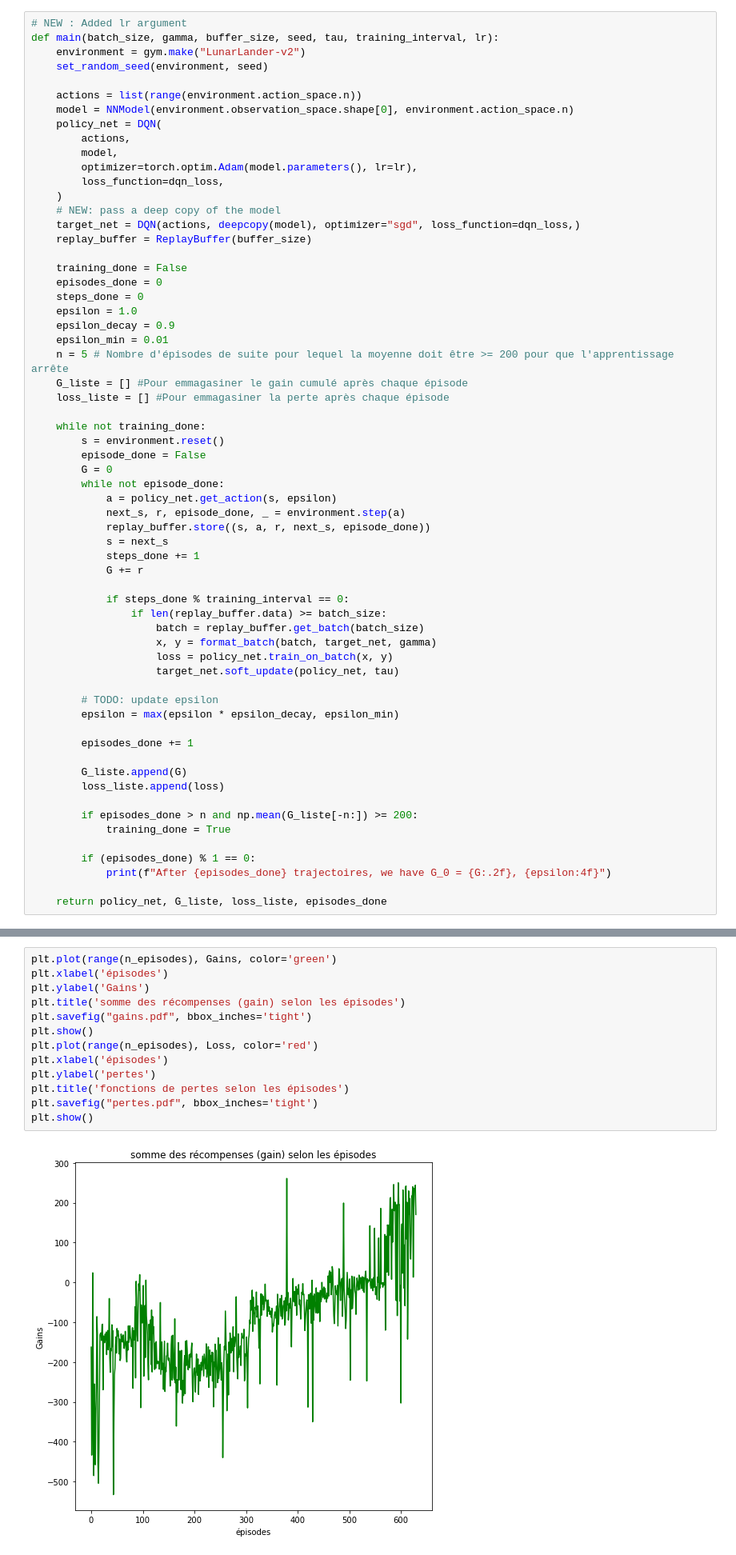
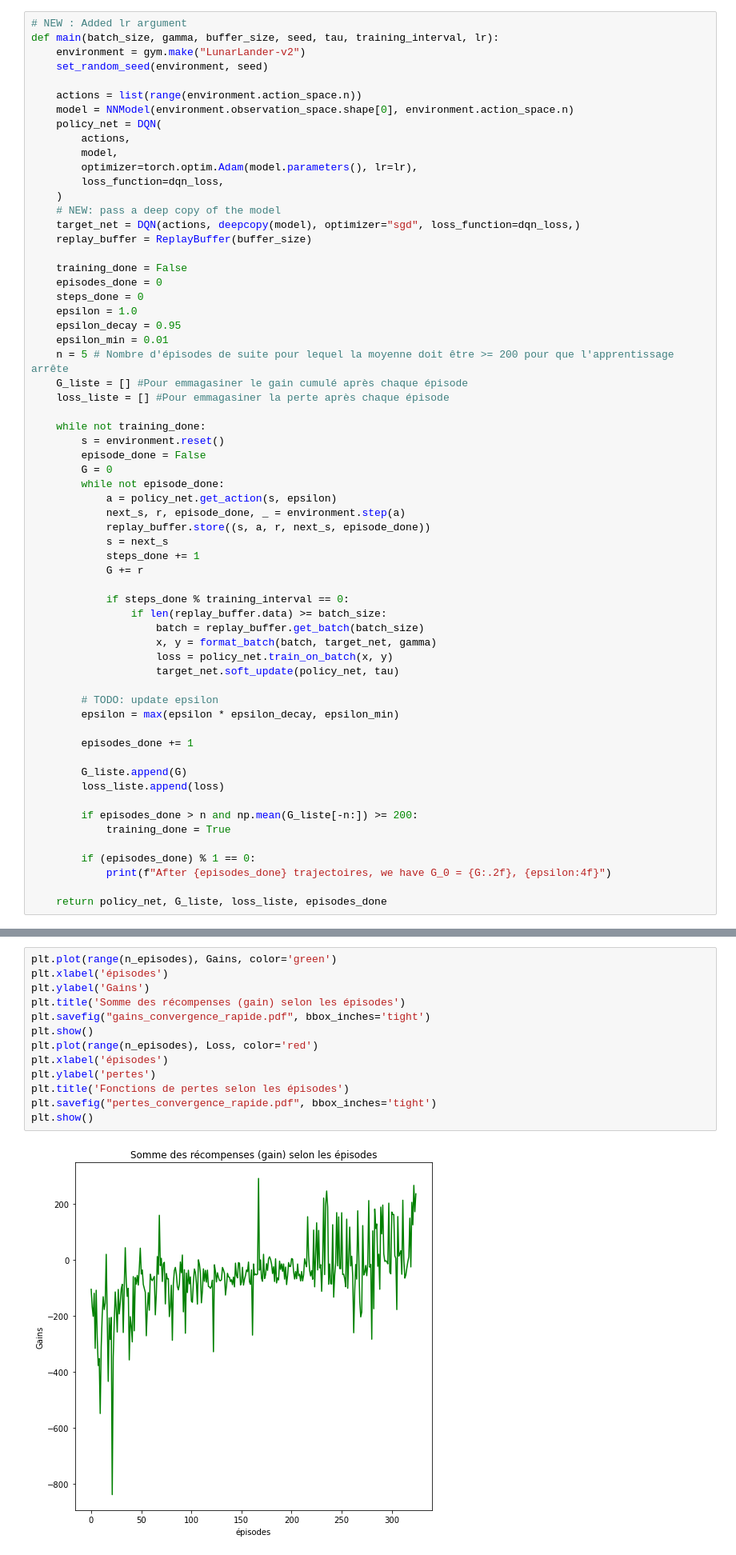
Before and after one commit to vincentmasse/IFT-7201, a Jupyter notebook: Devoir 2/no_1_simulation.ipynb, the cells around one changed output, grey strips where cells are left out. Shown at 80% size. Drawn from its saved outputs; the diff is of its cells as text.

```diff
--- a/Devoir 2/no_1_simulation.ipynb
+++ b/Devoir 2/no_1_simulation.ipynb
@@ -198,7 +198,7 @@ def main(batch_size, gamma, buffer_size, seed, tau, training_interval, lr):
     episodes_done = 0
     steps_done = 0
     epsilon = 1.0
-    epsilon_decay = 0.9
+    epsilon_decay = 0.95
     epsilon_min = 0.01
     n = 5 # Nombre d'épisodes de suite pour lequel la moyenne doit être >= 200 pour que l'apprentissage arrête
     G_liste = [] #Pour emmagasiner le gain cumulé après chaque épisode
@@ -281,15 +281,15 @@ plt.rcParams["figure.figsize"] = (8,8)
 # %%
 plt.plot(range(n_episodes), Gains, color='green')
 plt.xlabel('épisodes')
 plt.ylabel('Gains')
-plt.title('somme des récompenses (gain) selon les épisodes')
-plt.savefig("gains.pdf", bbox_inches='tight')
+plt.title('Somme des récompenses (gain) selon les épisodes')
+plt.savefig("gains_convergence_rapide.pdf", bbox_inches='tight')
 plt.show()
 plt.plot(range(n_episodes), Loss, color='red')
 plt.xlabel('épisodes')
 plt.ylabel('pertes')
-plt.title('fonctions de pertes selon les épisodes')
-plt.savefig("pertes.pdf", bbox_inches='tight')
+plt.title('Fonctions de pertes selon les épisodes')
+plt.savefig("pertes_convergence_rapide.pdf", bbox_inches='tight')
 plt.show()
 # %% [output]
-[figure, old version]
+[figure, new version]
```
Also changed, not shown: parts of 7 cells of this notebook, 22 other files.
